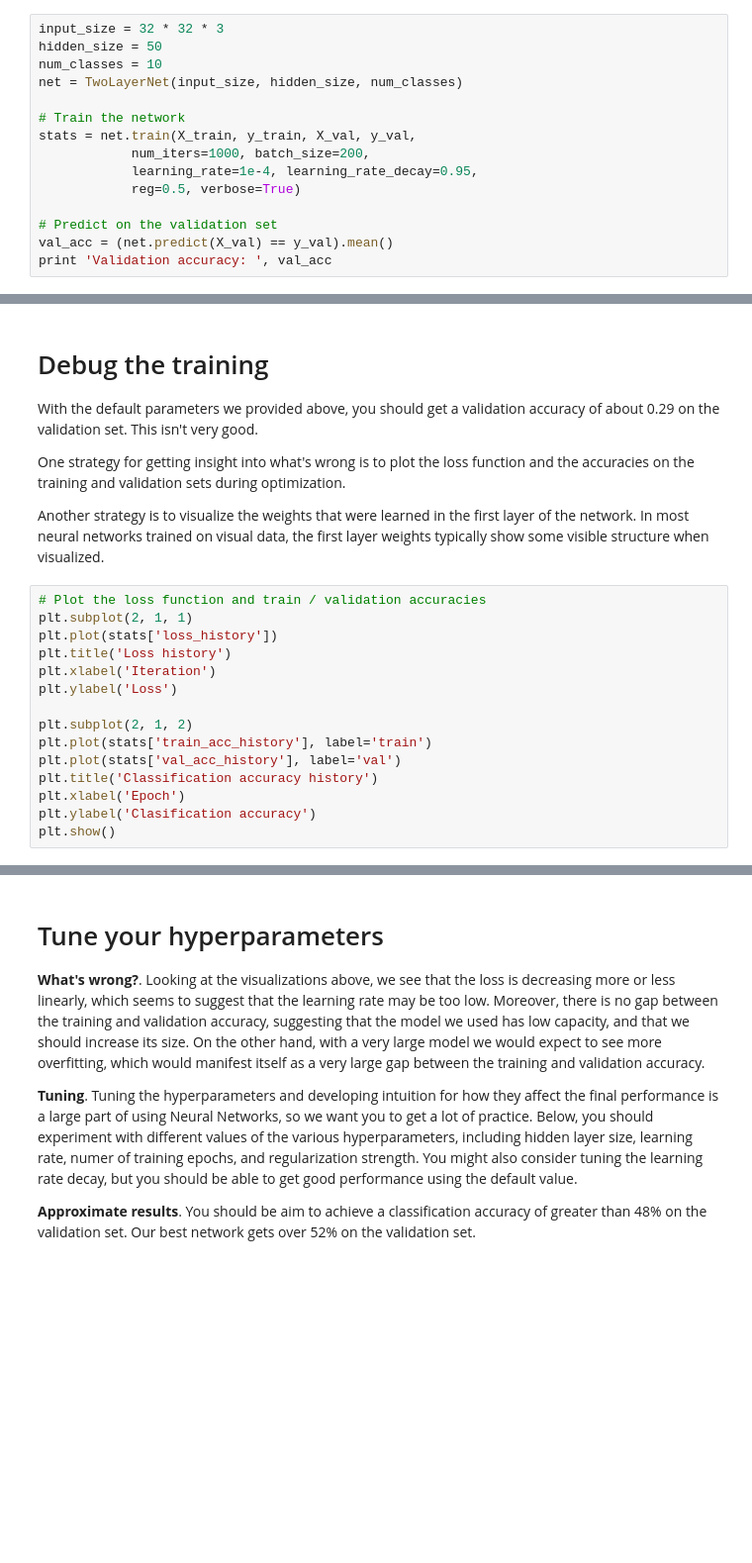
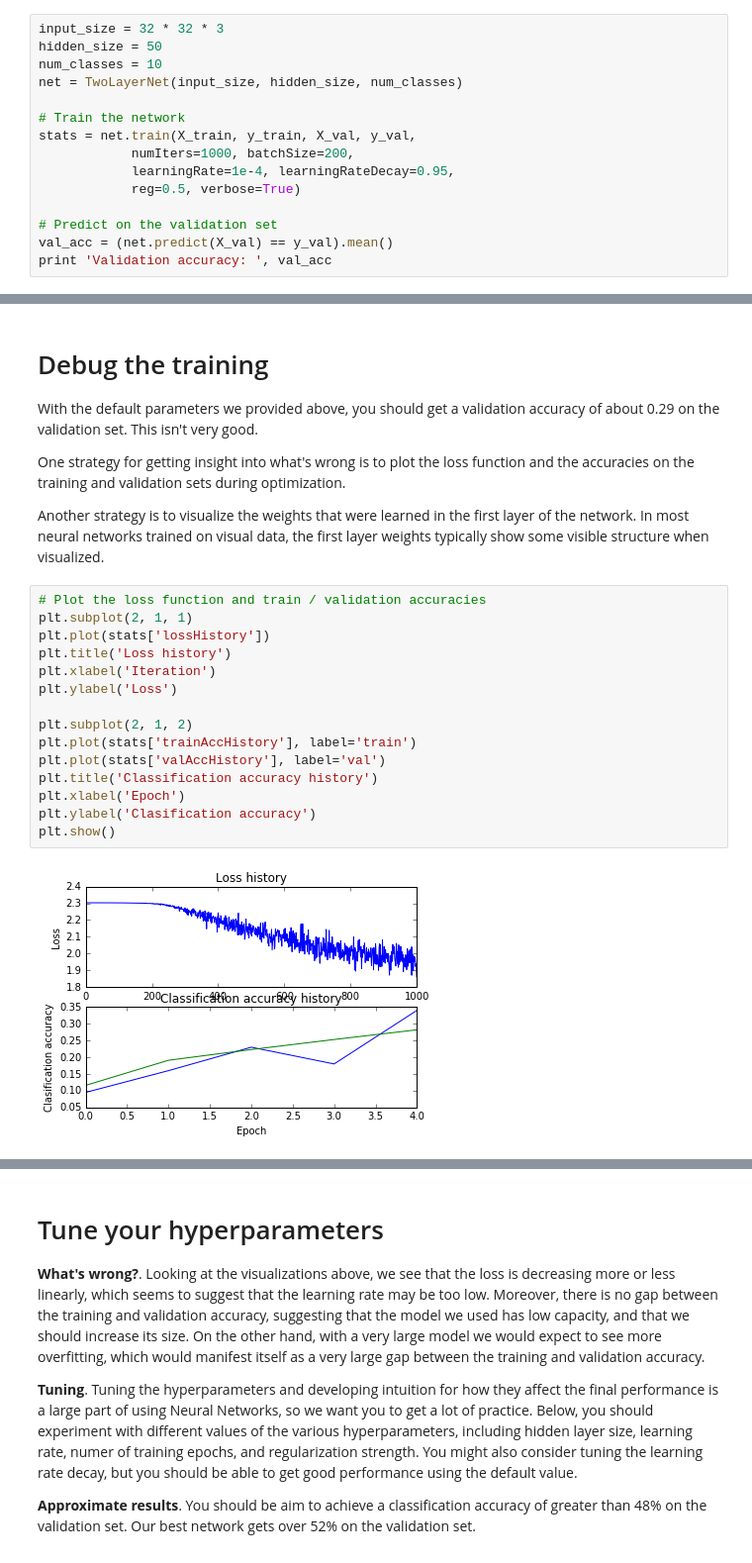
Before and after one commit to RahulBaboota/CS231n-Homeworks, a Jupyter notebook: two_layer_net.ipynb, the cells around one changed output, grey strips where cells are left out. Shown at 99% size. Cells and saved outputs as stored; diff of their text form; blank space fills up the shorter version.

```diff
--- a/two_layer_net.ipynb
+++ b/two_layer_net.ipynb
@@ -201,8 +209,8 @@ net = TwoLayerNet(input_size, hidden_size, num_classes)
 
 # Train the network
 stats = net.train(X_train, y_train, X_val, y_val,
-            num_iters=1000, batch_size=200,
-            learning_rate=1e-4, learning_rate_decay=0.95,
+            numIters=1000, batchSize=200,
+            learningRate=1e-4, learningRateDecay=0.95,
             reg=0.5, verbose=True)
 
 # Predict on the validation set
@@ -218,18 +238,20 @@ Another strategy is to visualize the weights that were learned in the first laye
 # %%
 # Plot the loss function and train / validation accuracies
 plt.subplot(2, 1, 1)
-plt.plot(stats['loss_history'])
+plt.plot(stats['lossHistory'])
 plt.title('Loss history')
 plt.xlabel('Iteration')
 plt.ylabel('Loss')
 
 plt.subplot(2, 1, 2)
-plt.plot(stats['train_acc_history'], label='train')
-plt.plot(stats['val_acc_history'], label='val')
+plt.plot(stats['trainAccHistory'], label='train')
+plt.plot(stats['valAccHistory'], label='val')
 plt.title('Classification accuracy history')
 plt.xlabel('Epoch')
 plt.ylabel('Clasification accuracy')
 plt.show()
+# %% [output]
+[figure, added]
 # %%
 from cs231n.vis_utils import visualize_grid
 
```
Also changed, not shown: parts of 4 cells of this notebook, 1 other file.
